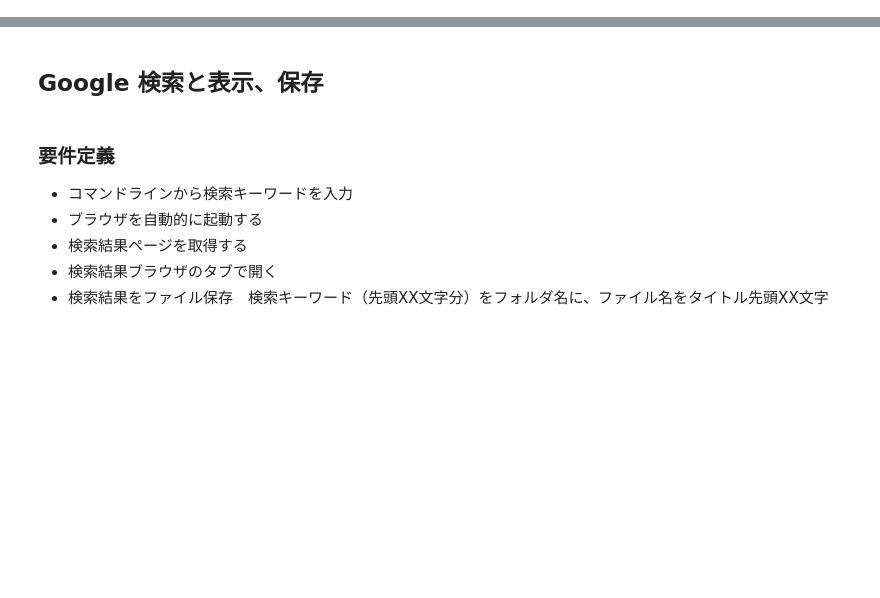
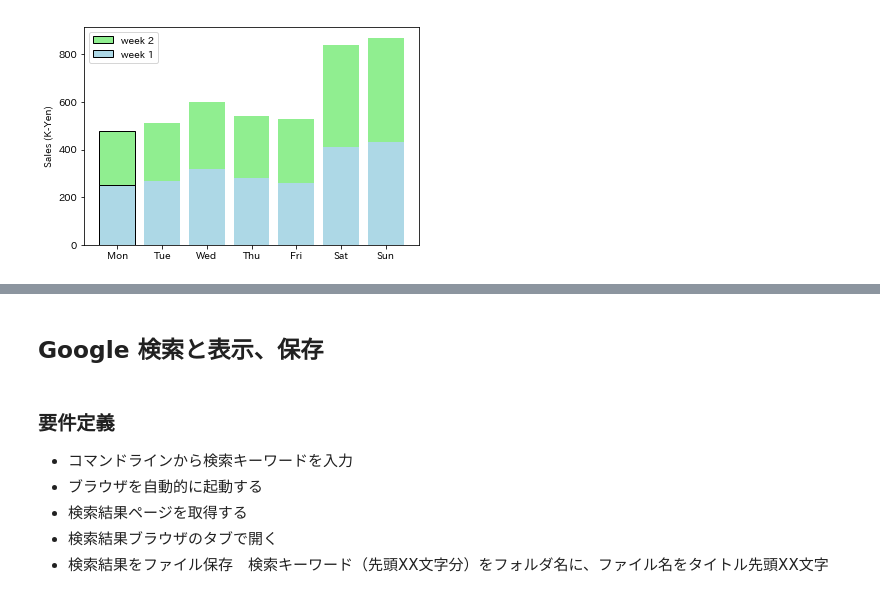
Before and after one commit to simichandesu/Juyter_Notebook, a Jupyter notebook: 退屈なことはPythonにやらせよう.ipynb, the cells around one changed output, grey strips where cells are left out. Saved outputs shown, nothing was run; the diff lists cells and outputs as text; code cells hidden in the pictures; blank space fills up the shorter version.

```diff
--- a/退屈なことはPythonにやらせよう.ipynb
+++ b/退屈なことはPythonにやらせよう.ipynb
@@ -3,0 +186,12 @@
+# %%
+left = [1,2,3,4,5,6,7]
+week1 = [250,270,320,280,260,410,430]
+week2 = [230,240,280,260,270,430,440]
+plt.bar(left,week2,bottom=week1,color='lightgreen',edgecolor='black',label='week 2')
+plt.bar(left,week1,color='lightblue',edgecolor='black',label='week 1')
+plt.xticks(left, ['Mon','Tue','Wed','Thu','Fri','Sat','Sun'])
+plt.ylabel('Sales (K-Yen)')
+plt.legend()
+plt.show()
+# %% [output]
+[figure, added]
```
Also changed, not shown: parts of 58 cells of this notebook.
